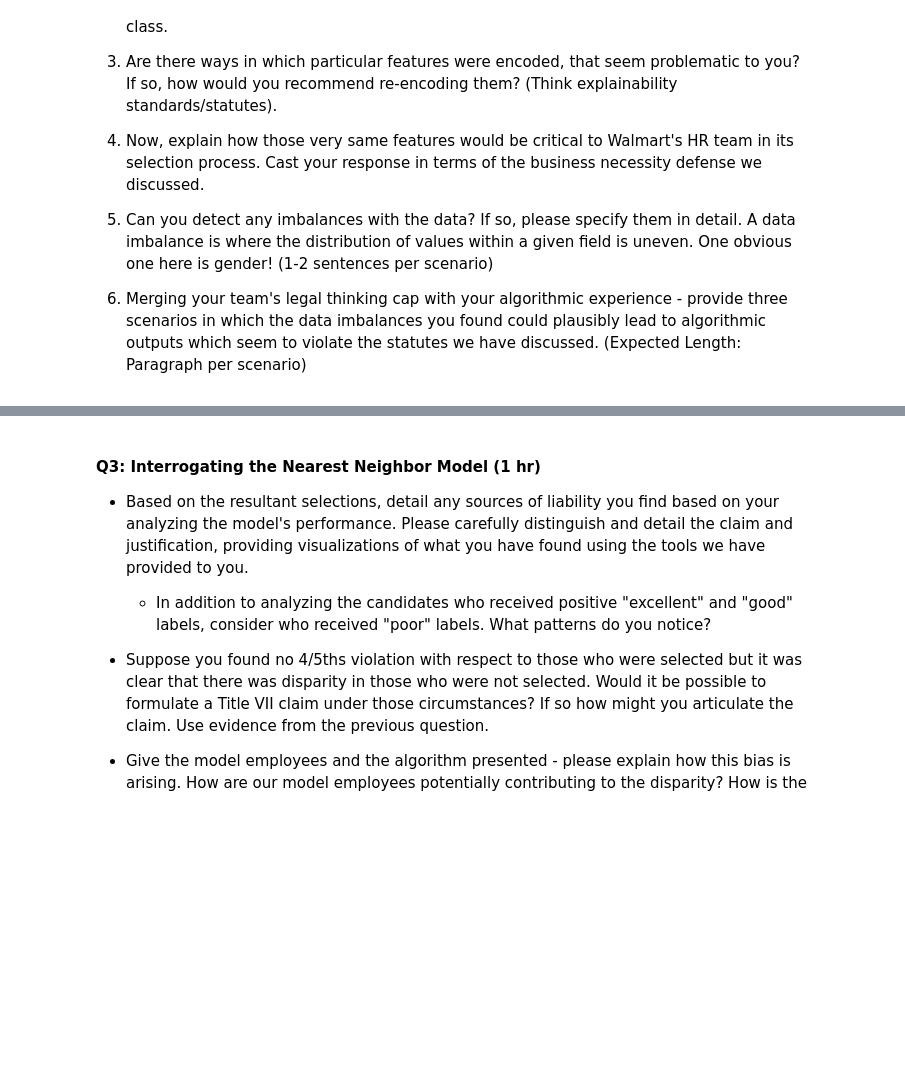
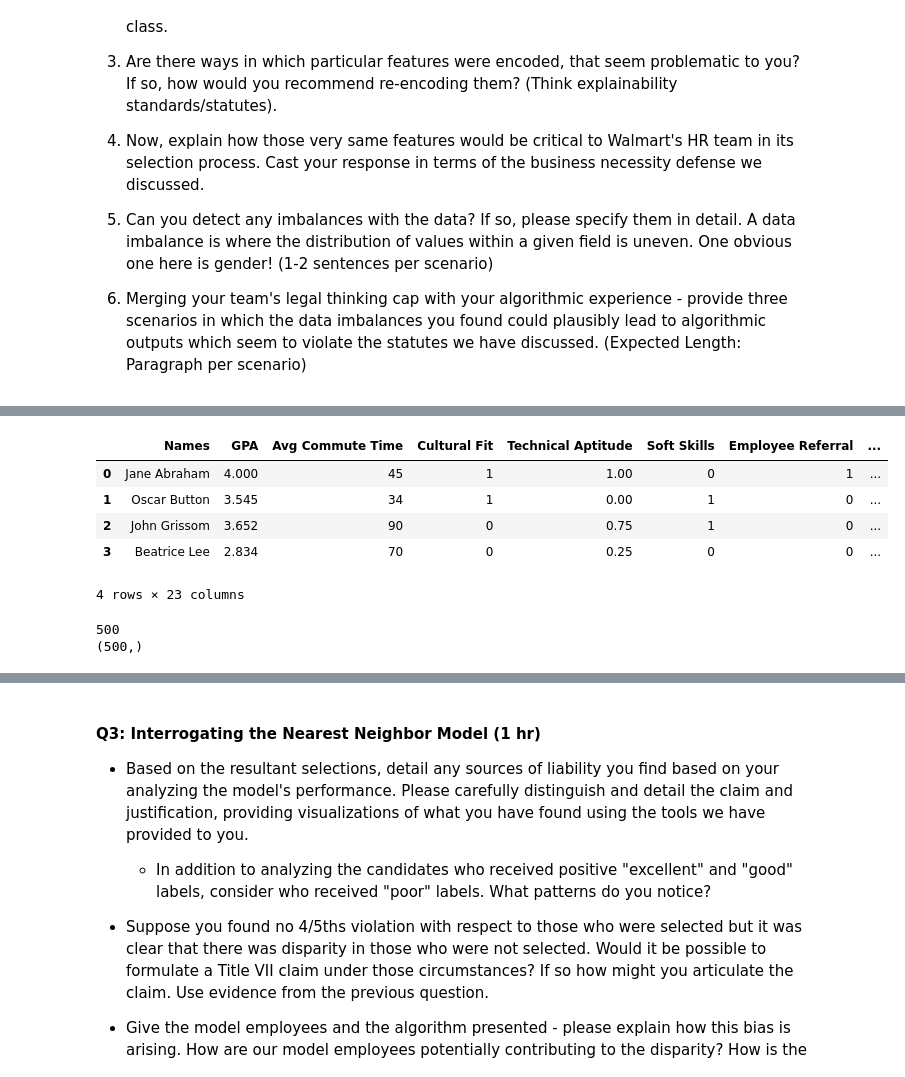
Before and after one commit to jonah-wu/module1-jobDisc, a Jupyter notebook: Job Discrimination Module Draft 1.ipynb, the cells around one changed output, grey strips where cells are left out. Cells and saved outputs as stored; diff of their text form; code cells hidden in the pictures; blank space fills up the shorter version.

```diff
--- a/Job Discrimination Module Draft 1.ipynb
+++ b/Job Discrimination Module Draft 1.ipynb
@@ -150,0 +298,11 @@ walmartDataset.makeSelections()
+# %%
+#------------ Lets' Take a Look At Our Model Employee's Data... -----###
+modelEmployees = pd.read_csv("modelEmployees.csv")
+modelEmployees
+# %% [output]
+|  | Names | GPA | Avg Commute Time | Cultural Fit | Technical Aptitude | Soft Skills | Employee Referral | ... |
+| 0 | Jane Abraham | 4.000 | 45 | 1 | 1.00 | 0 | 1 | ... |
+| 1 | Oscar Button | 3.545 | 34 | 1 | 0.00 | 1 | 0 | ... |
+| 2 | John Grissom | 3.652 | 90 | 0 | 0.75 | 1 | 0 | ... |
+| 3 | Beatrice Lee | 2.834 | 70 | 0 | 0.25 | 0 | 0 | ... |
+4 rows × 23 columns
@@ -150,0 +363,7 @@ walmartDataset.makeSelections()
+# %%
+nn_hiringAlg = NearestNeighbor()
+nn_hiringAlg.train(X_train, y_train)
+candidateAssignments = nn_hiringAlg.predict(X_test)
+# %% [output]
+500
+(500,)
```
Also changed, not shown: parts of 20 cells of this notebook, 12 other files.
